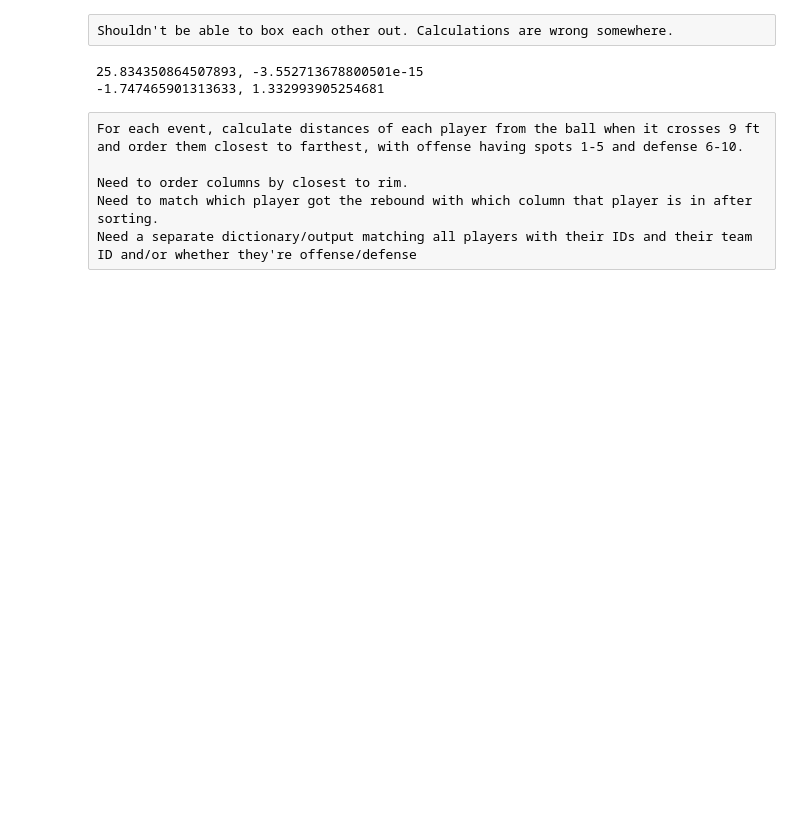
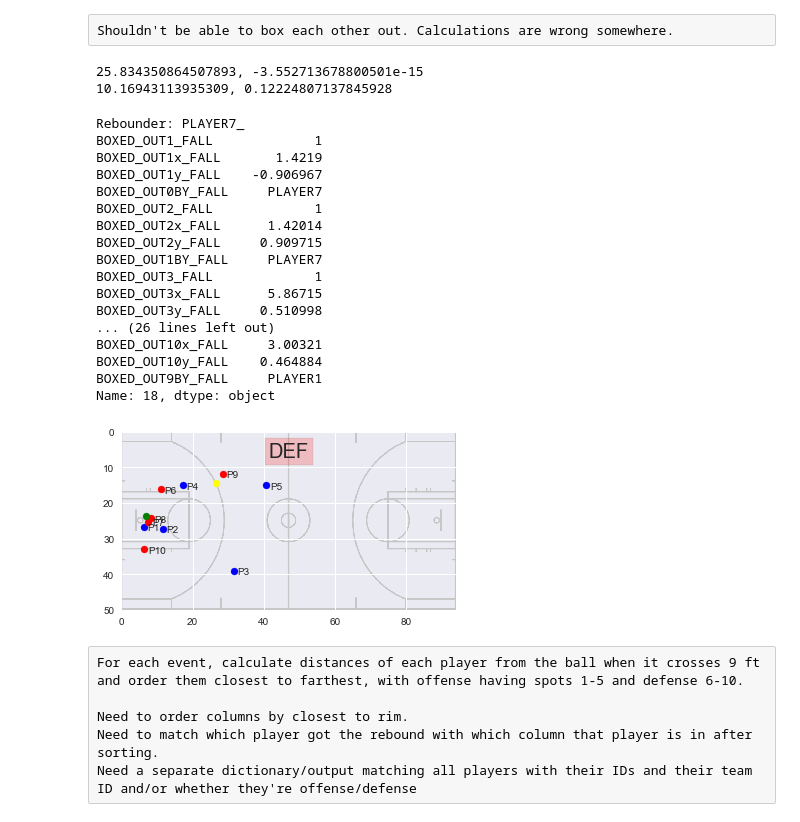
Before and after one commit to JohnLithio/SportVuNBA, a Jupyter notebook: Predict_9ft.ipynb, the cells around one changed output. Cells and saved outputs as stored; diff of their text form; code cells hidden in the pictures; blank space fills up the shorter version.

```diff
--- a/Predict_9ft.ipynb
+++ b/Predict_9ft.ipynb
@@ -10,4 +10,4 @@ plt.style.use('seaborn')
 %matplotlib inline
 
 # Load snapshot data
-df = pd.read_csv(r'Snapshot CSVs/All_Snapshots.csv')
+# df = pd.read_csv(r'Snapshot CSVs/All_Snapshots.csv')
@@ -31,11 +161,14 @@ Shouldn't be able to box each other out. Calculations are wrong somewhere.
+# %%
+teamlist = list(df['PLAYER1_TEAMID_FALL'].unique())
+df = df[~df['REBOUNDER_ID_FALL'].isin(teamlist)]
 # %%
 x1, y1 = newOrigin(df.iloc[16]['PLAYER4_XLOC_FALL'],
                    df.iloc[16]['PLAYER4_YLOC_FALL'],
                    df.iloc[16]['BALL_XLOC_FALL'],
                    df.iloc[16]['BALL_YLOC_FALL'])
 
-x9, y9 = newOrigin(df.iloc[16]['PLAYER1_XLOC_FALL'],
-                   df.iloc[16]['PLAYER1_YLOC_FALL'],
+x9, y9 = newOrigin(df.iloc[16]['PLAYER10_XLOC_FALL'],
+                   df.iloc[16]['PLAYER10_YLOC_FALL'],
                    df.iloc[16]['BALL_XLOC_FALL'],
                    df.iloc[16]['BALL_YLOC_FALL'])
 
@@ -48,4 +181,4 @@ print('{}, {}'.format(x1, y1))
 print('{}, {}'.format(x9, y9))
 # %% [output]
 25.834350864507893, -3.552713678800501e-15
--1.747465901313633, 1.332993905254681
+10.16943113935309, 0.12224807137845928
@@ -132,3 +185,63 @@ df = df.apply(lambda x: determineAllBoxOuts(x, '_FALL', origin='ball'), axis=1)
+# %%
+def plotPlay(df, i, suf):
+    court = plt.imread("fullcourt.png")
+    plt.imshow(court, zorder = 0, extent=[0,94,50,0])
+    col = 'PLAYER{}_{}LOC{}'
+    row = df.iloc[i]
+
+    for j in range(1,11):
+        x = col.format(j, 'X', suf)
+        y = col.format(j, 'Y', suf)
+        if j <= 5:
+            c = 'blue'
+        else:
+            c = 'red'
+        plt.scatter(row[x], row[y], c = c)
+        plt.text(row[x]+1, row[y]+1, 'P'+str(j))
+
+    plt.scatter(row['BALL_XLOC_UP'], row['BALL_YLOC_UP'], c = 'yellow')
+    plt.scatter(row['BALL_XLOC_FALL'], row['BALL_YLOC_FALL'], c = 'green')
+
+#     plt.text(row['PLAYER1_XLOC'+suf], row['PLAYER1_YLOC'+suf], 'P1')
+
+    if row['OFFENSIVE_REB_FALL'] == 1:
+        txt = 'OFF'
+        col = 'blue'
+    else:
+        txt = 'DEF'
+        col = 'red'
+    plt.text(47, 7, txt, fontsize=20, horizontalalignment='center',
+             bbox=dict(facecolor=col, alpha=0.2))
+
+n = 17
+
+id_cols = [col for col in df.columns if '_ID_FALL' in col]
+b = (df.iloc[n][id_cols] == df.iloc[n]['REBOUNDER_ID_FALL'])
+print('Rebounder: {}'.format(b[b==True].index[0][:-7]))
+
+box_cols = [col for col in df.columns if 'BOXED_OUT' in col]
+print(df.iloc[n][box_cols])
+
+plotPlay(df, n, '_FALL')
+# %% [output]
+Rebounder: PLAYER7_
+BOXED_OUT1_FALL             1
+BOXED_OUT1x_FALL       1.4219
+BOXED_OUT1y_FALL    -0.906967
+BOXED_OUT0BY_FALL     PLAYER7
+BOXED_OUT2_FALL             1
+BOXED_OUT2x_FALL      1.42014
+BOXED_OUT2y_FALL     0.909715
+BOXED_OUT1BY_FALL     PLAYER7
+BOXED_OUT3_FALL             1
+BOXED_OUT3x_FALL      5.86715
+BOXED_OUT3y_FALL     0.510998
+... (26 lines left out)
+BOXED_OUT10x_FALL     3.00321
+BOXED_OUT10y_FALL    0.464884
+BOXED_OUT9BY_FALL     PLAYER1
+Name: 18, dtype: object
+[figure, added]
 # %% [raw]
 For each event, calculate distances of each player from the ball when it crosses 9 ft and order them closest to farthest, with offense having spots 1-5 and defense 6-10.
 
```
Also changed, not shown: parts of 6 cells of this notebook.
